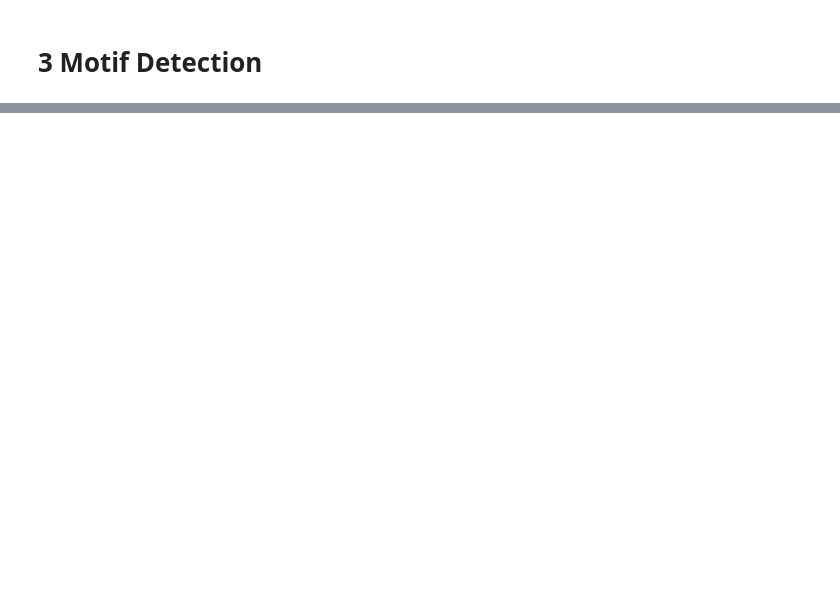
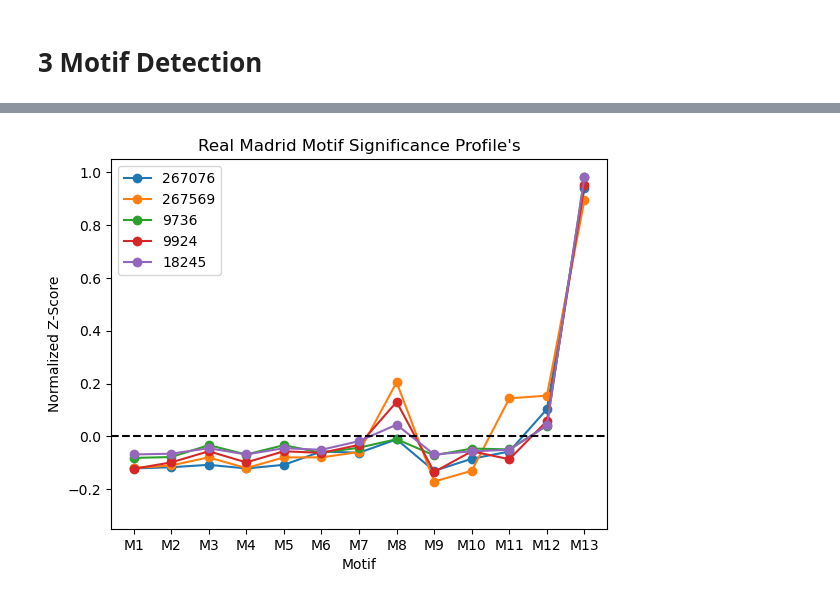
Before and after one commit to willem-strydom/soccer_pass_net, a Jupyter notebook: CSE416 - Final Project.ipynb, the cells around one changed output, grey strips where cells are left out. Drawn from its saved outputs; the diff is of its cells as text; code cells hidden in the pictures; blank space fills up the shorter version.

```diff
--- a/CSE416 - Final Project.ipynb
+++ b/CSE416 - Final Project.ipynb
@@ -694,0 +541,80 @@ plt2.show()
+# %%
+# standardized_motif_z_score_df = pd.read_excel("Motif Standardized Z-Score's.xlsx")
+
+# plt.plot(standardized_motif_z_score_df['Motif'], standardized_motif_z_score_df[267076], label='267076', marker='o')
+# plt.plot(standardized_motif_z_score_df['Motif'], standardized_motif_z_score_df[267569], label='267569', marker='o')
+# plt.plot(standardized_motif_z_score_df['Motif'], standardized_motif_z_score_df[9736], label='9736', marker='o')
+# plt.plot(standardized_motif_z_score_df['Motif'], standardized_motif_z_score_df[9924], label='9924', marker='o')
+# plt.plot(standardized_motif_z_score_df['Motif'], standardized_motif_z_score_df[18245], label='18245', marker='o')
+
+# plt.axhline(y=0, color='black', linestyle='--')
+# plt.ylim(-0.35, 1.05)
+
+
+# plt.xlabel('Motif')
+# plt.ylabel('Normalized Z-Score')
+# plt.title("Real Madrid Motif Significance Profile's")
+# plt.legend()
+
+# plt.show()
+
+# Same but for when there is an edge every 2 passes
+standardized_motif_z_score_df = pd.read_excel("Motif Standardized Z-Score's (Edge every 2 passes).xlsx")
+
+plt2.plot(standardized_motif_z_score_df['Motif'], standardized_motif_z_score_df[267076], label='267076', marker='o')
+plt2.plot(standardized_motif_z_score_df['Motif'], standardized_motif_z_score_df[267569], label='267569', marker='o')
+plt2.plot(standardized_motif_z_score_df['Motif'], standardized_motif_z_score_df[9736], label='9736', marker='o')
+plt2.plot(standardized_motif_z_score_df['Motif'], standardized_motif_z_score_df[9924], label='9924', marker='o')
+plt2.plot(standardized_motif_z_score_df['Motif'], standardized_motif_z_score_df[18245], label='18245', marker='o')
+
+plt2.axhline(y=0, color='black', linestyle='--')
+plt2.ylim(-0.35, 1.05)
+
+
+plt2.xlabel('Motif')
+plt2.ylabel('Normalized Z-Score')
+plt2.title("Real Madrid Motif Significance Profile's")
+plt2.legend()
+
+plt2.show()
+
+# # Same but for Barcelona to see the difference between teams
+# standardized_motif_z_score_df = pd.read_excel("Barcelona Motif Standardized Z-Score's (Edge every 2 passes).xlsx")
+
+# plt2.plot(standardized_motif_z_score_df['Motif'], standardized_motif_z_score_df[267076], label='267076', marker='o')
+# plt2.plot(standardized_motif_z_score_df['Motif'], standardized_motif_z_score_df[267569], label='267569', marker='o')
+# plt2.plot(standardized_motif_z_score_df['Motif'], standardized_motif_z_score_df[9736], label='9736', marker='o')
+# plt2.plot(standardized_motif_z_score_df['Motif'], standardized_motif_z_score_df[9924], label='9924', marker='o')
+
+# plt2.axhline(y=0, color='black', linestyle='--')
+# plt2.ylim(-0.35, 1.05)
+
+
+# plt2.xlabel('Motif')
+# plt2.ylabel('Normalized Z-Score')
+# plt2.title("Barcelona Motif Significance Profile's")
+# plt2.legend()
+
+# plt2.show()
+
+# Same but using the configuration model for a random graph
+standardized_motif_z_score_df = pd.read_excel("Motif Standardized Z-Score's (Edge every 2 passes, using configuration model).xlsx")
+
+plt2.plot(standardized_motif_z_score_df['Motif'], standardized_motif_z_score_df[267076], label='267076', marker='o')
+plt2.plot(standardized_motif_z_score_df['Motif'], standardized_motif_z_score_df[267569], label='267569', marker='o')
+plt2.plot(standardized_motif_z_score_df['Motif'], standardized_motif_z_score_df[9736], label='9736', marker='o')
+plt2.plot(standardized_motif_z_score_df['Motif'], standardized_motif_z_score_df[9924], label='9924', marker='o')
+plt2.plot(standardized_motif_z_score_df['Motif'], standardized_motif_z_score_df[18245], label='18245', marker='o')
+
+plt2.axhline(y=0, color='black', linestyle='--')
+plt2.ylim(-0.35, 1.05)
+
+
+plt2.xlabel('Motif')
+plt2.ylabel('Normalized Z-Score')
+plt2.title("Real Madrid Motif Significance Profile's")
+plt2.legend()
+
+plt2.show()
+# %% [output]
+[figure, added]
```
Also changed, not shown: parts of 42 cells of this notebook, 3 other files.
